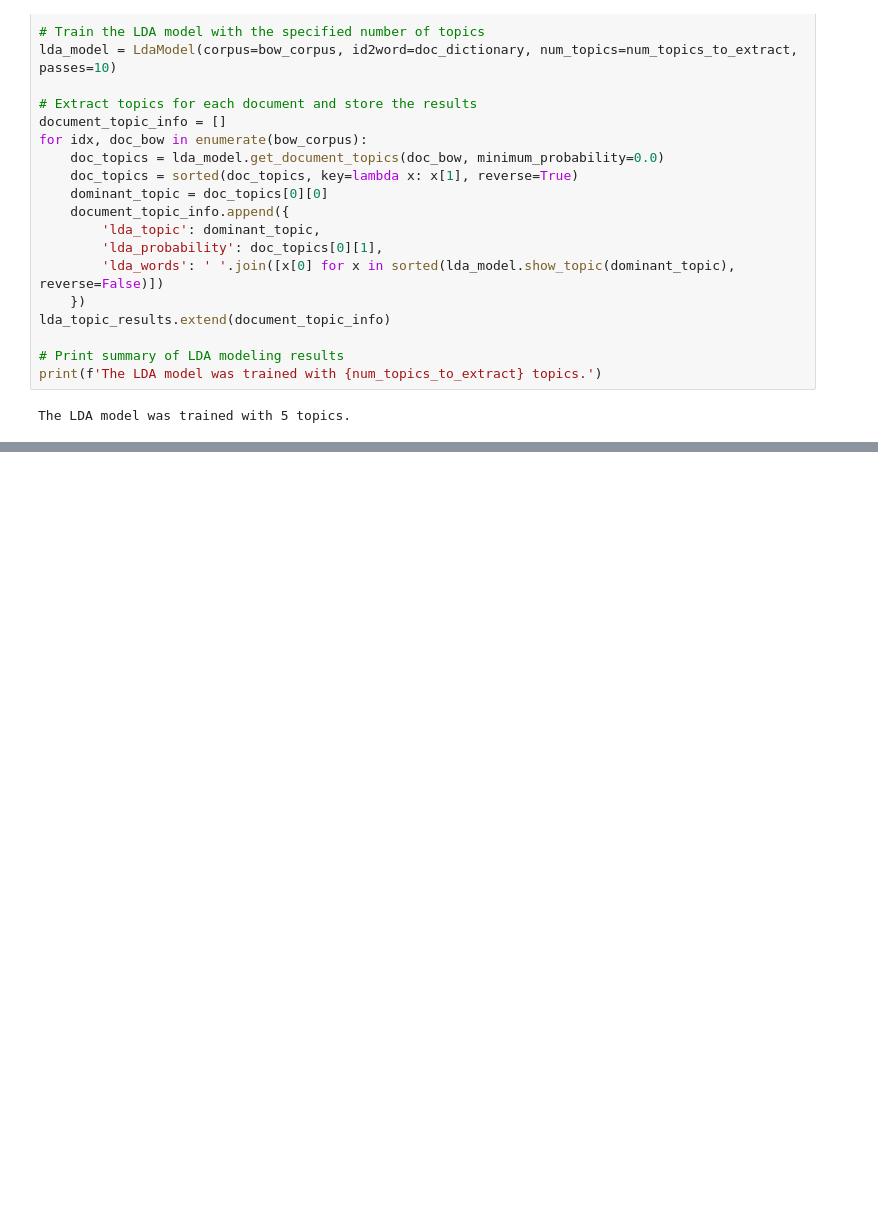
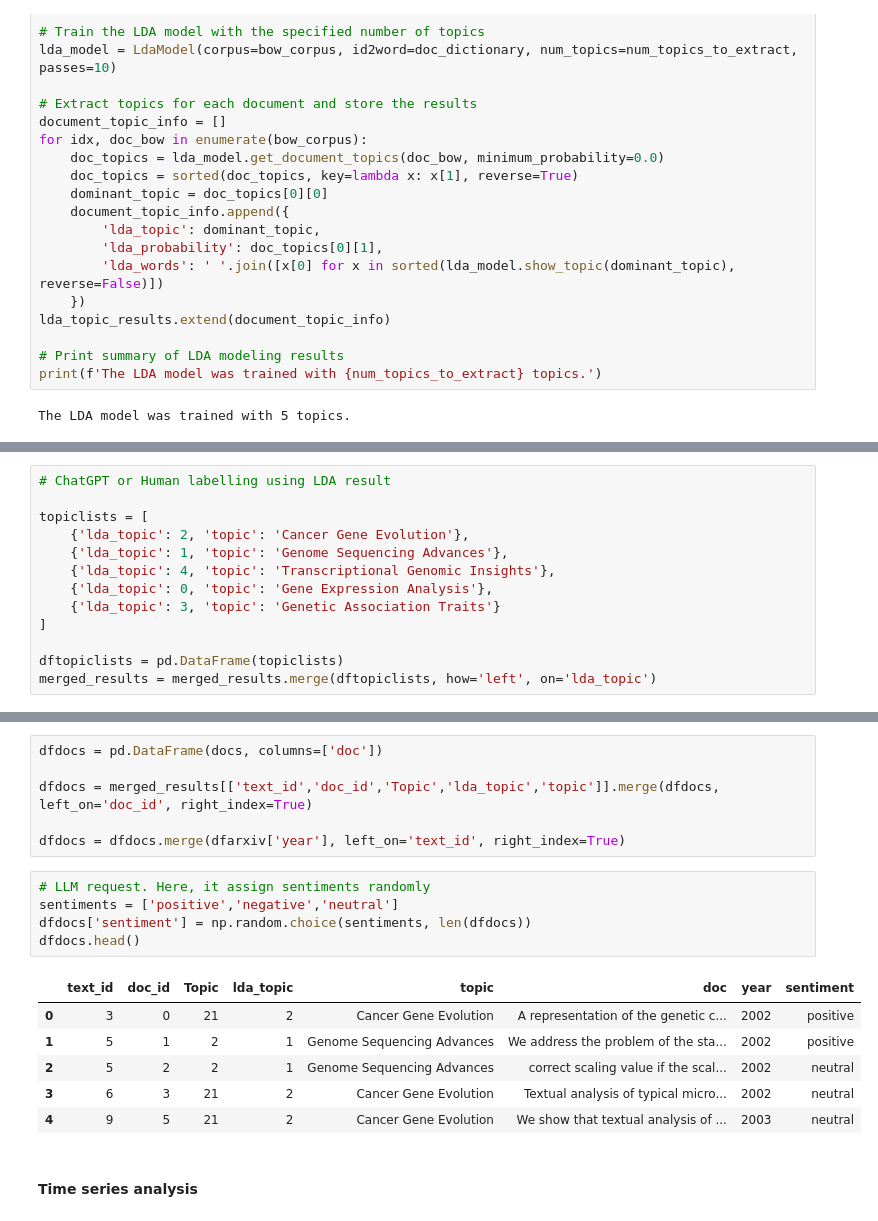
Before and after one commit to byeungchun/cbspeech_topicmodelling, a Jupyter notebook: topicmodelling.ipynb, the cells around one changed output, grey strips where cells are left out. Cells and saved outputs as stored; diff of their text form; blank space fills up the shorter version.

```diff
--- a/topicmodelling.ipynb
+++ b/topicmodelling.ipynb
@@ -331,0 +334,13 @@ merged_results[['lda_topic','lda_words']].drop_duplicates()
+# %%
+# ChatGPT or Human labelling using LDA result
+
+topiclists = [
+    {'lda_topic': 2, 'topic': 'Cancer Gene Evolution'},
+    {'lda_topic': 1, 'topic': 'Genome Sequencing Advances'},
+    {'lda_topic': 4, 'topic': 'Transcriptional Genomic Insights'},
+    {'lda_topic': 0, 'topic': 'Gene Expression Analysis'},
+    {'lda_topic': 3, 'topic': 'Genetic Association Traits'}
+]
+
+dftopiclists = pd.DataFrame(topiclists)
+merged_results = merged_results.merge(dftopiclists, how='left', on='lda_topic')
@@ -331,0 +354,20 @@ merged_results[['lda_topic','lda_words']].drop_duplicates()
+# %%
+dfdocs = pd.DataFrame(docs, columns=['doc'])
+
+dfdocs = merged_results[['text_id','doc_id','Topic','lda_topic','topic']].merge(dfdocs, left_on='doc_id', right_index=True)
+
+dfdocs = dfdocs.merge(dfarxiv['year'], left_on='text_id', right_index=True)
+# %%
+# LLM request. Here, it assign sentiments randomly
+sentiments = ['positive','negative','neutral']
+dfdocs['sentiment'] = np.random.choice(sentiments, len(dfdocs))
+dfdocs.head()
+# %% [output]
+|  | text_id | doc_id | Topic | lda_topic | topic | doc | year | sentiment |
+| 0 | 3 | 0 | 21 | 2 | Cancer Gene Evolution | A representation of the genetic c... | 2002 | positive |
+| 1 | 5 | 1 | 2 | 1 | Genome Sequencing Advances | We address the problem of the sta... | 2002 | positive |
+| 2 | 5 | 2 | 2 | 1 | Genome Sequencing Advances | correct scaling value if the scal... | 2002 | neutral |
+| 3 | 6 | 3 | 21 | 2 | Cancer Gene Evolution | Textual analysis of typical micro... | 2002 | neutral |
+| 4 | 9 | 5 | 21 | 2 | Cancer Gene Evolution | We show that textual analysis of ... | 2003 | neutral |
+# %% [markdown]
+#### Time series analysis
```
Also changed, not shown: parts of 20 cells of this notebook.
